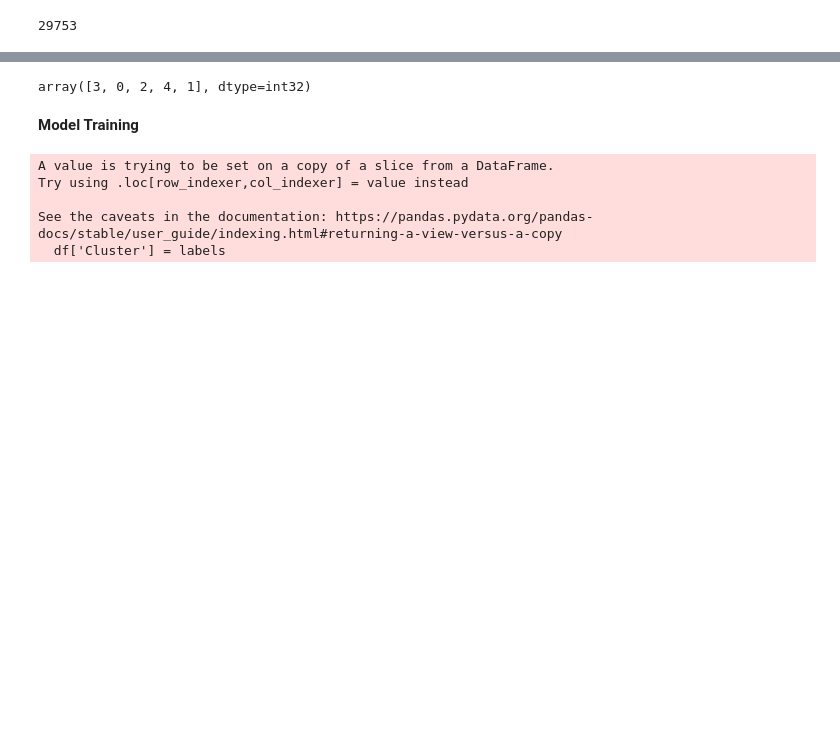
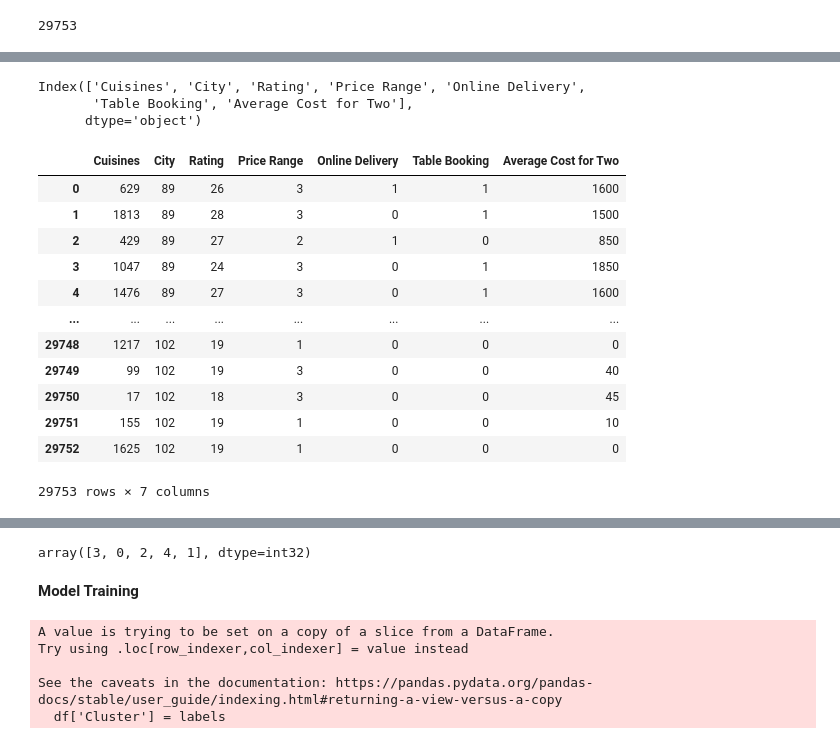
Before and after one commit to keerthi-ds777/restaurant-app, a Jupyter notebook: main.ipynb, the cells around one changed output, grey strips where cells are left out. Saved outputs shown, nothing was run; the diff lists cells and outputs as text; code cells hidden in the pictures; blank space fills up the shorter version.

```diff
--- a/main.ipynb
+++ b/main.ipynb
@@ -2,14 +2,15 @@
 import json
 import pandas as pd
 
+
 restaurants = []
-for i in range(1,6):
+    # Loop through the range of number of files .be aware of the names of the files should be number ranging from nand m
+for i in range(1, 6):
         # Load JSON file
         with open(r'data\file{}.json'.format(i), "r", encoding="utf-8") as file:
             data = json.load(file)
 
         # Extract relevant information
-
         for item in data:  # data is a list, so iterate directly
             if isinstance(item, dict) and "restaurants" in item:  # Ensure correct structure
                 for rest in item["restaurants"]:
@@ -30,10 +31,11 @@ for i in range(1,6):
                         "Table Booking": "Yes" if restaurant.get("has_table_booking") else "No",
                         "Average Cost for Two": restaurant.get("average_cost_for_two"),
                         "Photo_urls": restaurant.get("photos_url"),
+                        'Url': restaurant.get('url')
                     })
-# Convert to DataFrame
+    # Convert to DataFrame
 df = pd.DataFrame(restaurants)
 
-
-df.head(10)  # Display the first 10 rows of the DataFrame
+print('Data is succusfully retrived json and returned as pd.DataFrame')
+df.head(10)
 # %% [output]
@@ -88,9 +130,3 @@ Table Booking           0
 Average Cost for Two    0
 Photo_urls              0
 dtype: int64
-# %%
-col = df.columns
-from sklearn.preprocessing import LabelEncoder
-le = LabelEncoder()
-for i in col:
-    df[i] = le.fit_transform(df[i])
@@ -105,2 +137,15 @@ df_selected.to_sql('features_for_model', con=engine, if_exists='replace', index=
 # %% [output]
 29753
+# %%
+cat_col= X.select_dtypes(include=["object", "category"]).columns
+from sklearn.preprocessing import StandardScaler
+from sklearn.preprocessing import LabelEncoder
+col_name=X.columns
+le = LabelEncoder()
+for i in cat_col:
+    X[i] = le.fit_transform(X[i].astype(str))
+
+scaler = StandardScaler()
+scaled=scaler.fit_transform(X)
+scaled_df=pd.DataFrame(scaled,columns=col_name)
+scaled_df.to_sql('processed_features', con=engine, if_exists='replace', index=False)
@@ -106,0 +171,22 @@ df_selected.to_sql('features_for_model', con=engine, if_exists='replace', index=
+# %%
+scaled_df.columns
+# %% [output]
+Index(['Cuisines', 'City', 'Rating', 'Price Range', 'Online Delivery',
+       'Table Booking', 'Average Cost for Two'],
+      dtype='object')
+# %%
+X
+# %% [output]
+|  | Cuisines | City | Rating | Price Range | Online Delivery | Table Booking | Average Cost for Two |
+| 0 | 629 | 89 | 26 | 3 | 1 | 1 | 1600 |
+| 1 | 1813 | 89 | 28 | 3 | 0 | 1 | 1500 |
+| 2 | 429 | 89 | 27 | 2 | 1 | 0 | 850 |
+| 3 | 1047 | 89 | 24 | 3 | 0 | 1 | 1850 |
+| 4 | 1476 | 89 | 27 | 3 | 0 | 1 | 1600 |
+| ... | ... | ... | ... | ... | ... | ... | ... |
+| 29748 | 1217 | 102 | 19 | 1 | 0 | 0 | 0 |
+| 29749 | 99 | 102 | 19 | 3 | 0 | 0 | 40 |
+| 29750 | 17 | 102 | 18 | 3 | 0 | 0 | 45 |
+| 29751 | 155 | 102 | 19 | 1 | 0 | 0 | 10 |
+| 29752 | 1625 | 102 | 19 | 1 | 0 | 0 | 0 |
+29753 rows × 7 columns
```
Also changed, not shown: parts of 12 cells of this notebook, 9 other files.
